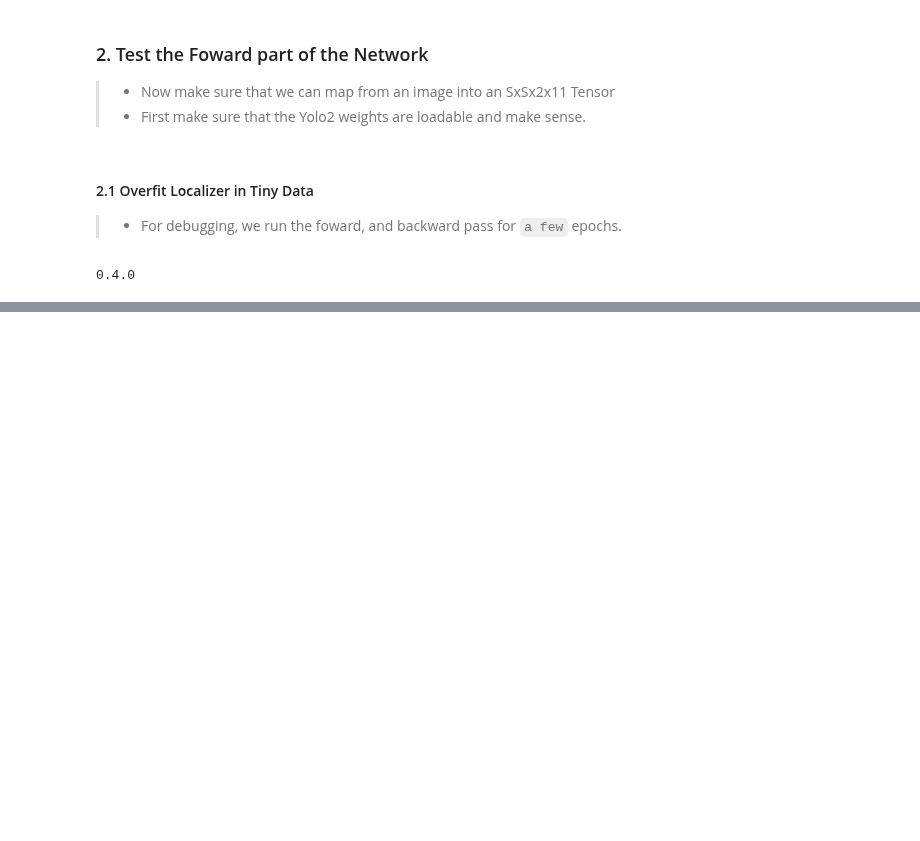
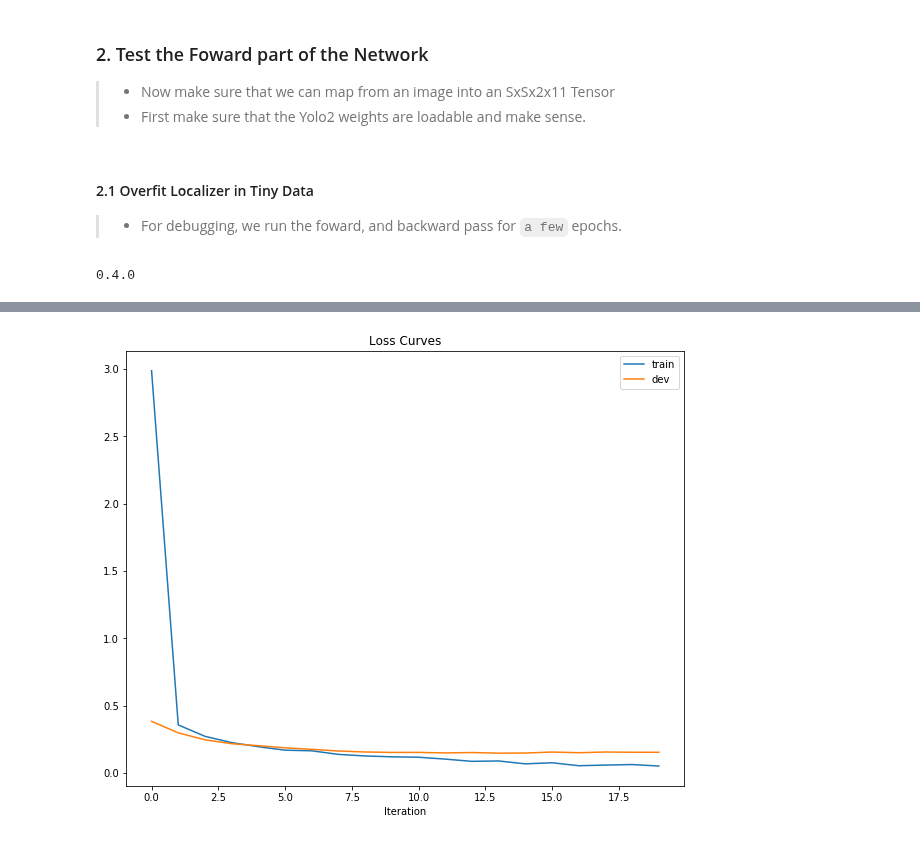
Before and after one commit to jlikhuva/NutritionProject, a Jupyter notebook: Localizer/prototypes.ipynb, the cells around one changed output, grey strips where cells are left out. Saved outputs shown, nothing was run; the diff lists cells and outputs as text; code cells hidden in the pictures; blank space fills up the shorter version.

```diff
--- a/Localizer/prototypes.ipynb
+++ b/Localizer/prototypes.ipynb
@@ -118,3 +117,5 @@ def plot(train, dev, title):
 # %%
-plot(train_losses, dev_losses, title='Loss Curves')
+plot(train_losses[0::100], dev_losses, title='Loss Curves')
+# %% [output]
+[figure, added]
 # %%
```
Also changed, not shown: parts of 4 cells of this notebook, 3 other files.
